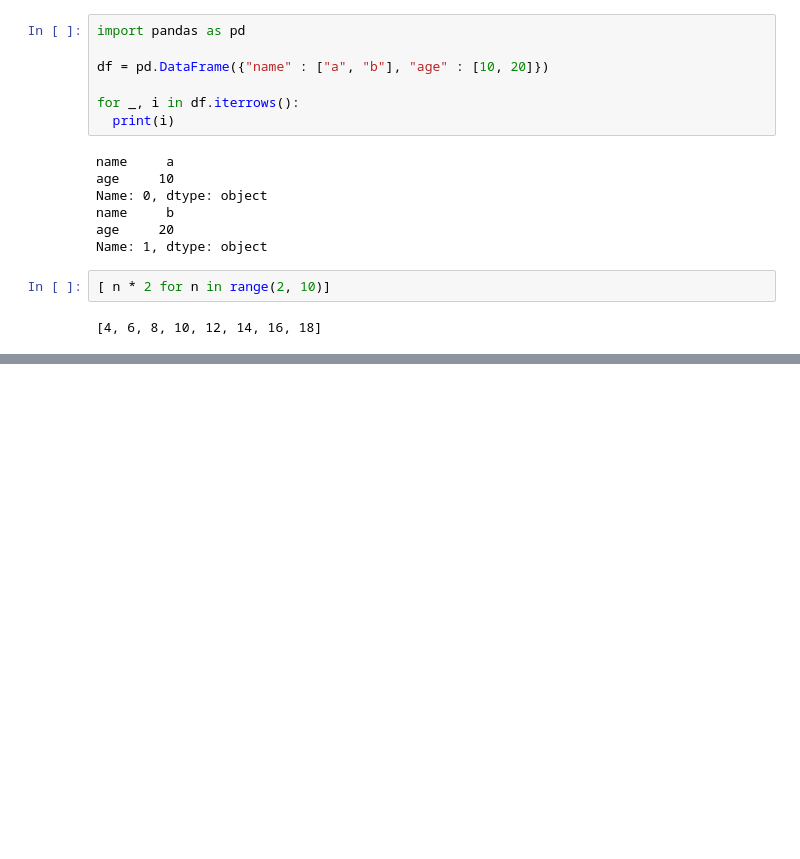
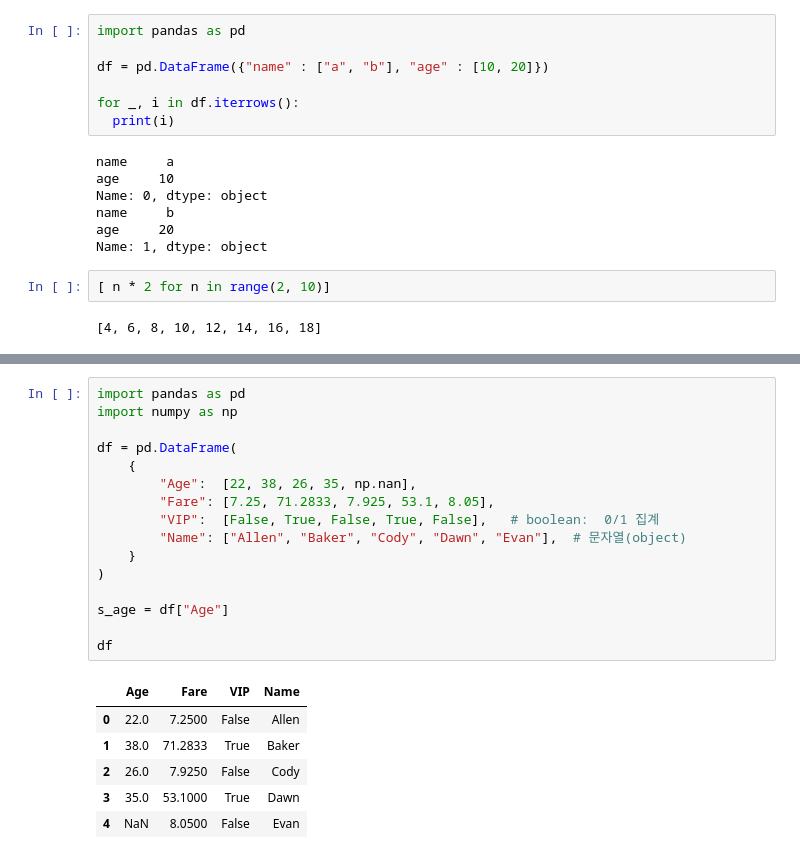
Before and after one commit to saintlee83/CLT-Python, a Jupyter notebook: Lectures/L02_midterm/week05.ipynb, the cells around one changed output, grey strips where cells are left out. Drawn from its saved outputs; the diff is of its cells as text; blank space fills up the shorter version.

```diff
--- a/Lectures/L02_midterm/week05.ipynb
+++ b/Lectures/L02_midterm/week05.ipynb
@@ -544,0 +671,23 @@ Name: 1, dtype: object
+# %%
+import pandas as pd
+import numpy as np
+
+df = pd.DataFrame(
+    {
+        "Age":  [22, 38, 26, 35, np.nan],
+        "Fare": [7.25, 71.2833, 7.925, 53.1, 8.05],
+        "VIP":  [False, True, False, True, False],   # boolean:  0/1 집계
+        "Name": ["Allen", "Baker", "Cody", "Dawn", "Evan"],  # 문자열(object)
+    }
+)
+
+s_age = df["Age"]
+
+df
+# %% [output]
+|  | Age | Fare | VIP | Name |
+| 0 | 22.0 | 7.2500 | False | Allen |
+| 1 | 38.0 | 71.2833 | True | Baker |
+| 2 | 26.0 | 7.9250 | False | Cody |
+| 3 | 35.0 | 53.1000 | True | Dawn |
+| 4 | NaN | 8.0500 | False | Evan |
```
Also changed, not shown: parts of 58 cells of this notebook.
